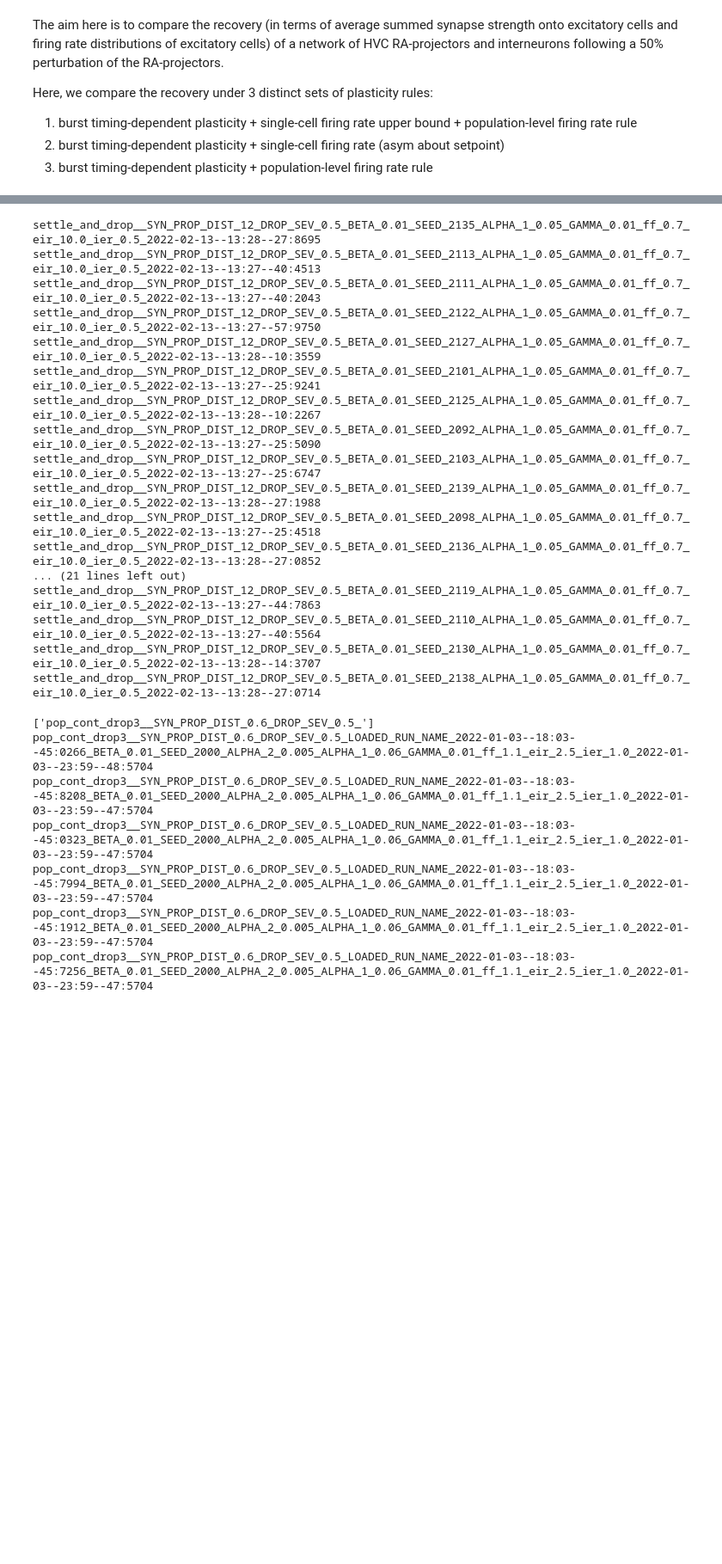
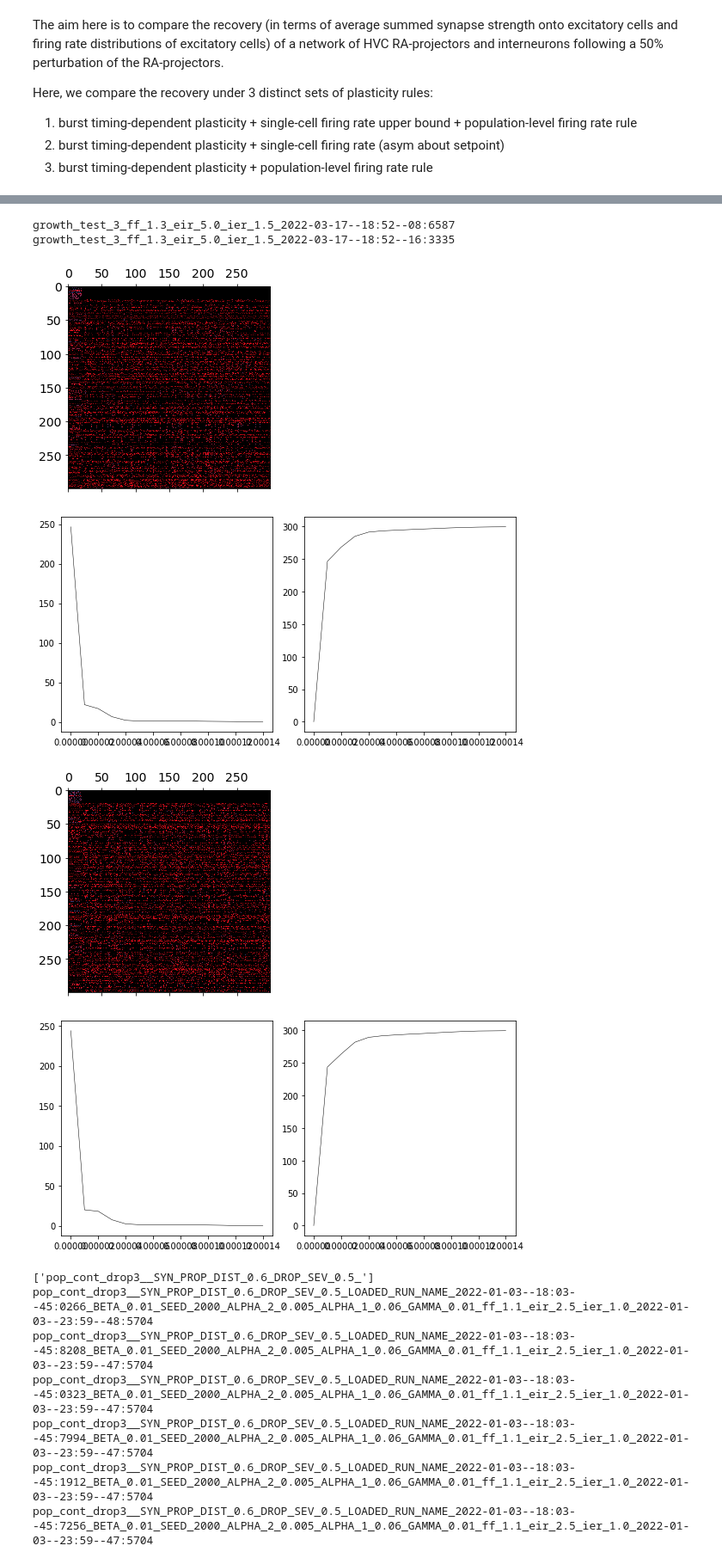
Before and after one commit to davidgbe/population_feedback_synfire_chain_growth, a Jupyter notebook: synfire_chain_growth_poisson_alt_stdp_22_03_17/nb.ipynb, the cells around one changed output, grey strips where cells are left out. Shown: that part at 86% size. Drawn from its saved outputs; the diff is of its cells as text; code cells hidden in the pictures; blank space fills up the shorter version.

```diff
--- a/synfire_chain_growth_poisson_alt_stdp_22_03_17/nb.ipynb
+++ b/synfire_chain_growth_poisson_alt_stdp_22_03_17/nb.ipynb
@@ -545 +521,7 @@ def make_figure_2_plot(names, labels, condition_colors, file_name_ext='', ylim1=
+# %%
+def cummulative(arr):
+    a = np.zeros(len(arr))
+    for i in np.arange(len(arr)):
+        a[i] = np.sum(arr[:i])
+    return a
 # %%
@@ -616,25 +615,14 @@ def extract_weight_dist_stats(names, recovered_exp_names, timepoints):
-# %%
-all_weight_dist_info = extract_weight_dist_stats([
-    run_name_1,
-], recovered_exp_names, [125, 180, 320])
-# %% [output]
-settle_and_drop__SYN_PROP_DIST_12_DROP_SEV_0.5_BETA_0.01_SEED_2135_ALPHA_1_0.05_GAMMA_0.01_ff_0.7_eir_10.0_ier_0.5_2022-02-13--13:28--27:8695
-settle_and_drop__SYN_PROP_DIST_12_DROP_SEV_0.5_BETA_0.01_SEED_2113_ALPHA_1_0.05_GAMMA_0.01_ff_0.7_eir_10.0_ier_0.5_2022-02-13--13:27--40:4513
-settle_and_drop__SYN_PROP_DIST_12_DROP_SEV_0.5_BETA_0.01_SEED_2111_ALPHA_1_0.05_GAMMA_0.01_ff_0.7_eir_10.0_ier_0.5_2022-02-13--13:27--40:2043
-settle_and_drop__SYN_PROP_DIST_12_DROP_SEV_0.5_BETA_0.01_SEED_2122_ALPHA_1_0.05_GAMMA_0.01_ff_0.7_eir_10.0_ier_0.5_2022-02-13--13:27--57:9750
-settle_and_drop__SYN_PROP_DIST_12_DROP_SEV_0.5_BETA_0.01_SEED_2127_ALPHA_1_0.05_GAMMA_0.01_ff_0.7_eir_10.0_ier_0.5_2022-02-13--13:28--10:3559
-settle_and_drop__SYN_PROP_DIST_12_DROP_SEV_0.5_BETA_0.01_SEED_2101_ALPHA_1_0.05_GAMMA_0.01_ff_0.7_eir_10.0_ier_0.5_2022-02-13--13:27--25:9241
-settle_and_drop__SYN_PROP_DIST_12_DROP_SEV_0.5_BETA_0.01_SEED_2125_ALPHA_1_0.05_GAMMA_0.01_ff_0.7_eir_10.0_ier_0.5_2022-02-13--13:28--10:2267
-settle_and_drop__SYN_PROP_DIST_12_DROP_SEV_0.5_BETA_0.01_SEED_2092_ALPHA_1_0.05_GAMMA_0.01_ff_0.7_eir_10.0_ier_0.5_2022-02-13--13:27--25:5090
-settle_and_drop__SYN_PROP_DIST_12_DROP_SEV_0.5_BETA_0.01_SEED_2103_ALPHA_1_0.05_GAMMA_0.01_ff_0.7_eir_10.0_ier_0.5_2022-02-13--13:27--25:6747
-settle_and_drop__SYN_PROP_DIST_12_DROP_SEV_0.5_BETA_0.01_SEED_2139_ALPHA_1_0.05_GAMMA_0.01_ff_0.7_eir_10.0_ier_0.5_2022-02-13--13:28--27:1988
-settle_and_drop__SYN_PROP_DIST_12_DROP_SEV_0.5_BETA_0.01_SEED_2098_ALPHA_1_0.05_GAMMA_0.01_ff_0.7_eir_10.0_ier_0.5_2022-02-13--13:27--25:4518
-settle_and_drop__SYN_PROP_DIST_12_DROP_SEV_0.5_BETA_0.01_SEED_2136_ALPHA_1_0.05_GAMMA_0.01_ff_0.7_eir_10.0_ier_0.5_2022-02-13--13:28--27:0852
-... (21 lines left out)
-settle_and_drop__SYN_PROP_DIST_12_DROP_SEV_0.5_BETA_0.01_SEED_2119_ALPHA_1_0.05_GAMMA_0.01_ff_0.7_eir_10.0_ier_0.5_2022-02-13--13:27--44:7863
-settle_and_drop__SYN_PROP_DIST_12_DROP_SEV_0.5_BETA_0.01_SEED_2110_ALPHA_1_0.05_GAMMA_0.01_ff_0.7_eir_10.0_ier_0.5_2022-02-13--13:27--40:5564
-settle_and_drop__SYN_PROP_DIST_12_DROP_SEV_0.5_BETA_0.01_SEED_2130_ALPHA_1_0.05_GAMMA_0.01_ff_0.7_eir_10.0_ier_0.5_2022-02-13--13:28--14:3707
-settle_and_drop__SYN_PROP_DIST_12_DROP_SEV_0.5_BETA_0.01_SEED_2138_ALPHA_1_0.05_GAMMA_0.01_ff_0.7_eir_10.0_ier_0.5_2022-02-13--13:28--27:0714
+# %%
+extract_weight_dist_stats([
+    ['growth'],
+],  [400])
+# %% [output]
+growth_test_3_ff_1.3_eir_5.0_ier_1.5_2022-03-17--18:52--08:6587
+growth_test_3_ff_1.3_eir_5.0_ier_1.5_2022-03-17--18:52--16:3335
+[figure, added]
+[figure, added]
+[figure, added]
+[figure, added]
 # %%
 # pickle.dump(all_weight_dist_info, open('parsed_data_3.p', 'wb'))
 # %%
```
Also changed, not shown: parts of 14 cells of this notebook, 2 other files.
